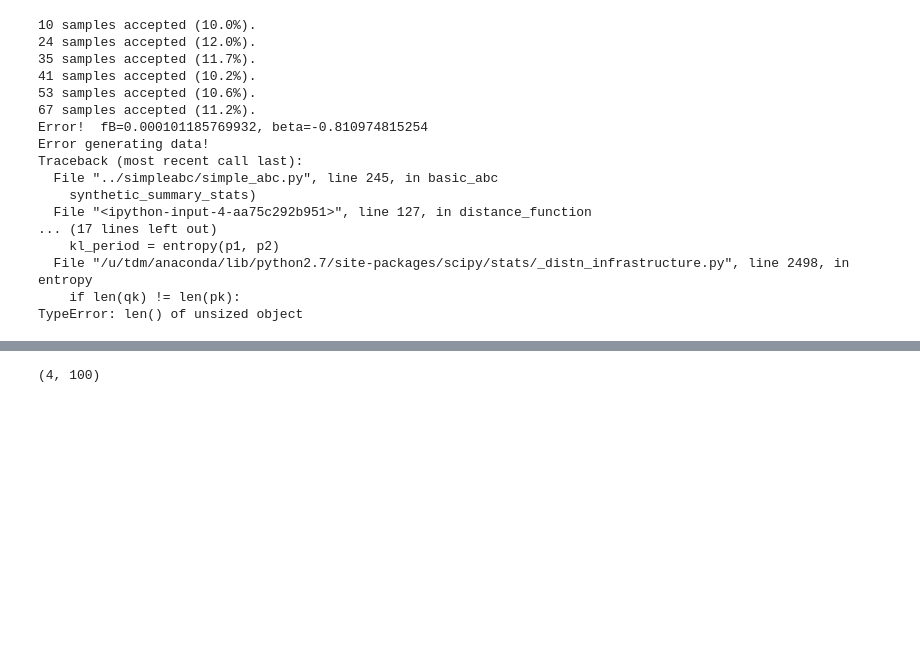
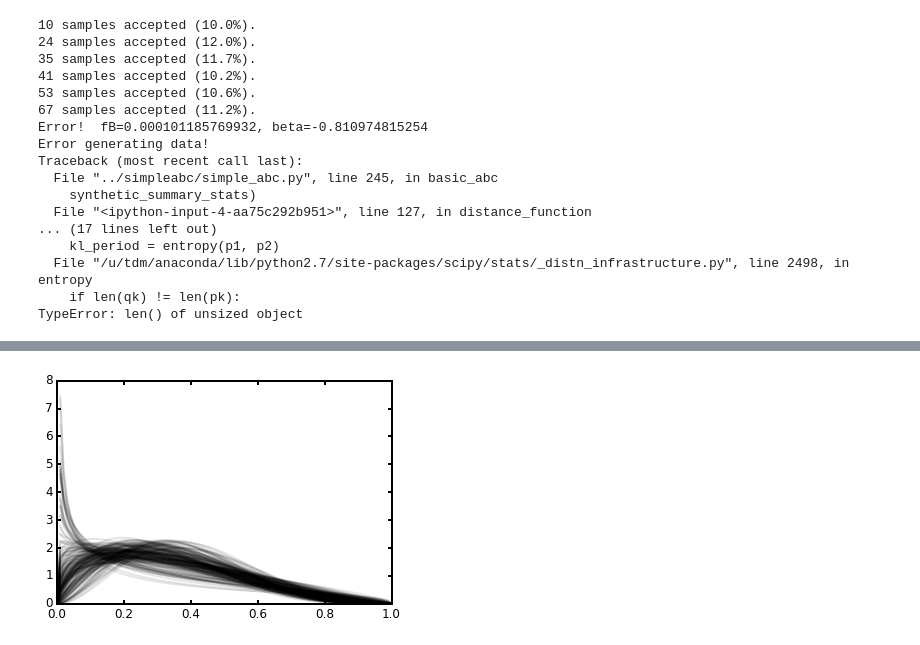
Before and after one commit to timothydmorton/exosyspop, a Jupyter notebook: abc-test-2.ipynb, the cells around one changed output, grey strips where cells are left out. Drawn from its saved outputs; the diff is of its cells as text; code cells hidden in the pictures; blank space fills up the shorter version.

```diff
--- a/abc-test-2.ipynb
+++ b/abc-test-2.ipynb
@@ -238,7 +238,11 @@ for i,ax in enumerate(axes):
-# %%
-pmc_posterior[-1][0].shape
-# %% [output]
-(4, 100)
+# %%
+from scipy.stats import beta
+fig, ax = plt.subplots(1,1)
+eccs = np.linspace(0,1,100)
+for a,b in zip(pmc_posterior[i][0][2,:], pmc_posterior[i][0][3,:]):
+    ax.plot(eccs, beta(a,b).pdf(eccs), color='k', alpha=0.1)
+# %% [output]
+[figure, added]
 # %%
 %matplotlib inline
 import matplotlib.pyplot as plt
```
Also changed, not shown: parts of 4 cells of this notebook, 1 other file.
